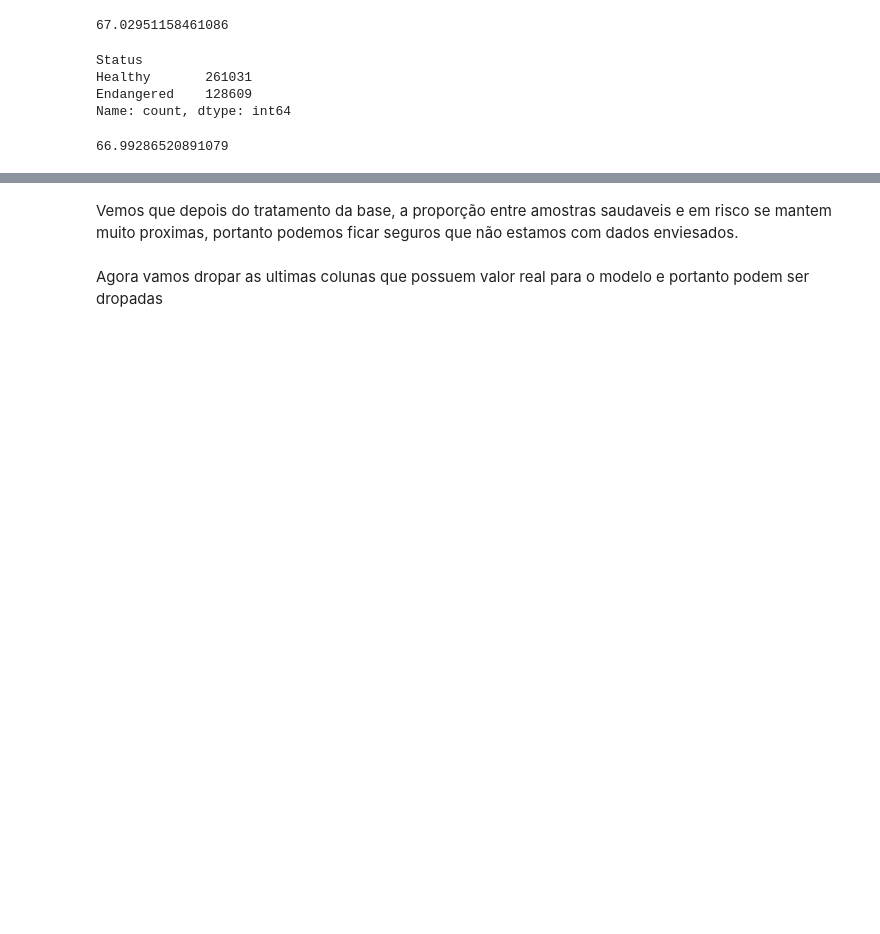
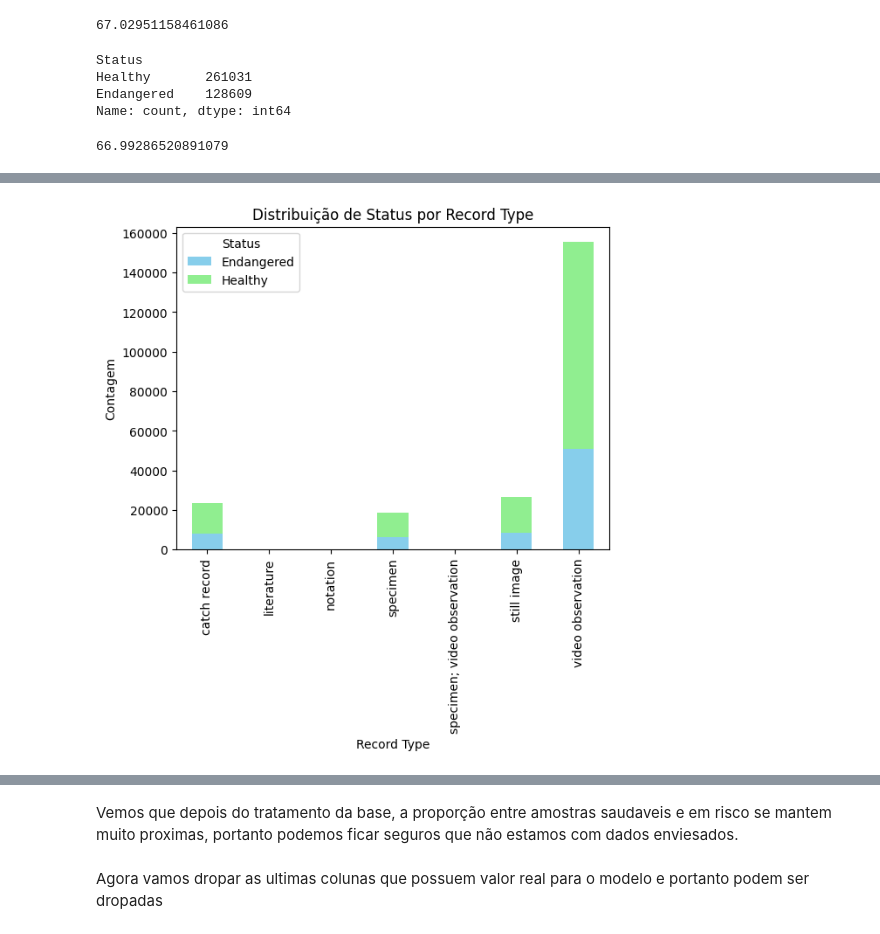
Before and after one commit to ArtCouSan/Frontend, a Jupyter notebook: GS - Frontend.ipynb, the cells around one changed output, grey strips where cells are left out. Saved outputs shown, nothing was run; the diff lists cells and outputs as text; code cells hidden in the pictures; blank space fills up the shorter version.

```diff
--- a/GS - Frontend.ipynb
+++ b/GS - Frontend.ipynb
@@ -654,0 +685,16 @@ Name: count, dtype: int64
+# %%
+cross_table = pd.crosstab(df_dropped['RecordType'], df_dropped['Status'])
+
+# Criando o gráfico de barras empilhadas
+cross_table.plot(kind='bar', stacked=True, color=['skyblue', 'lightgreen'])
+
+# Personalizando o gráfico
+plt.title('Distribuição de Status por Record Type')
+plt.xlabel('Record Type')
+plt.ylabel('Contagem')
+plt.legend(title='Status')
+
+# Exibindo o gráfico
+plt.show()
+# %% [output]
+[figure, added]
```
Also changed, not shown: parts of 11 cells of this notebook.
